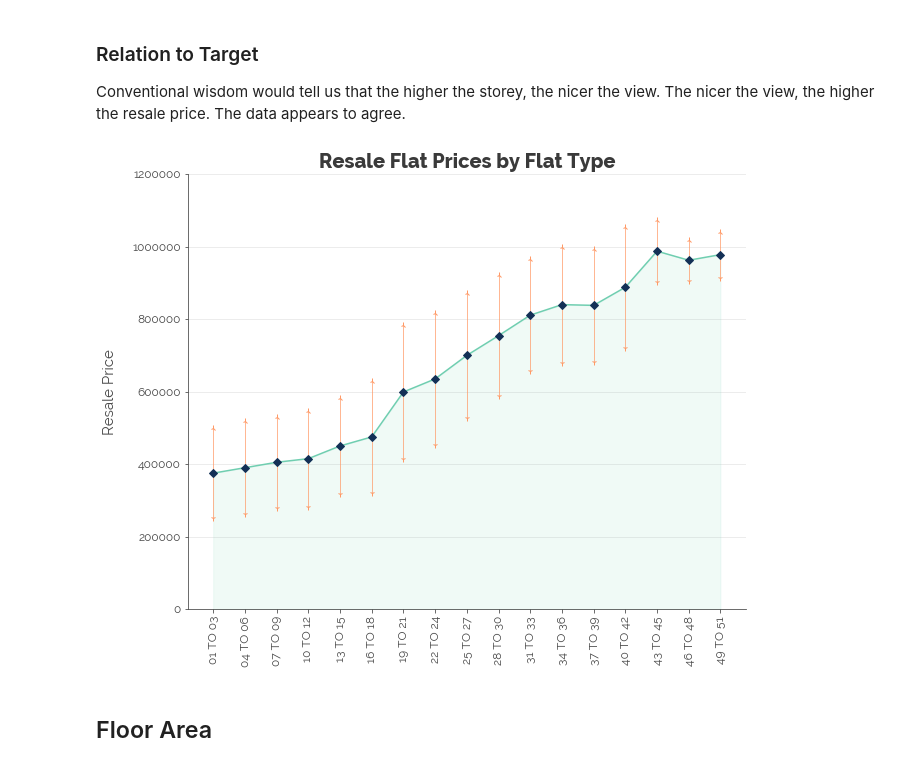
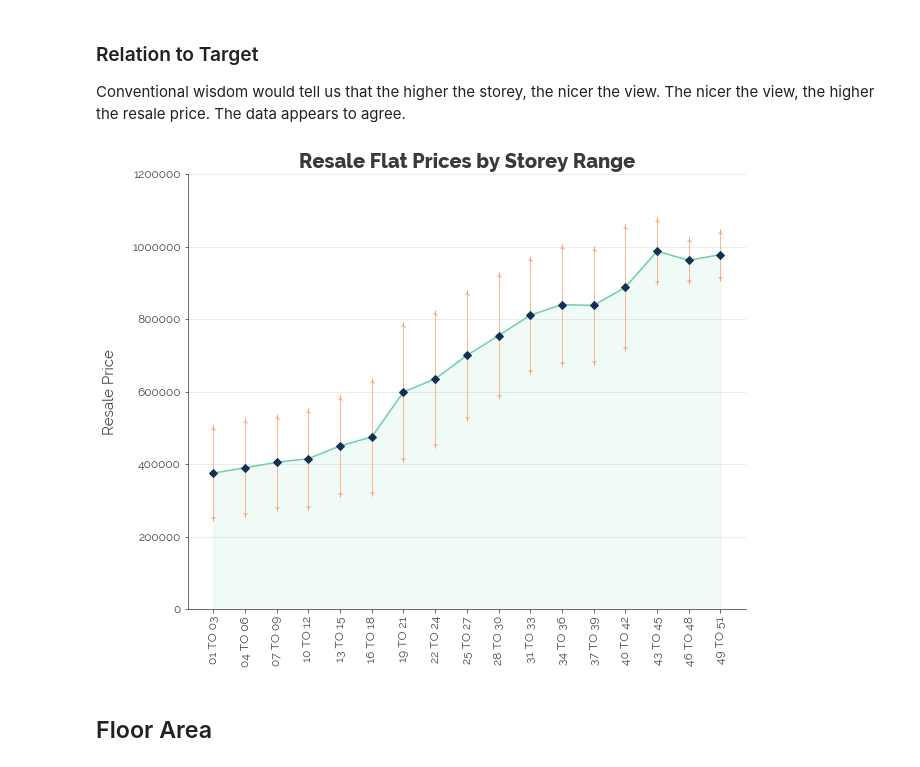
Before and after one commit to chrischow/dataandstuff, a Jupyter notebook: notebooks/2018-09-02-re-exploring-hdb-resale-flat-data.ipynb, the cells around one changed output. Drawn from its saved outputs; the diff is of its cells as text; code cells hidden in the pictures.

```diff
--- a/notebooks/2018-09-02-re-exploring-hdb-resale-flat-data.ipynb
+++ b/notebooks/2018-09-02-re-exploring-hdb-resale-flat-data.ipynb
@@ -253,31 +253,31 @@ Conventional wisdom would tell us that the higher the storey, the nicer the view
 # %%
 # Summarise data
 medprice_storey = hdb.groupby('storey_range').resale_price.median()
 xlabs = list(medprice_type.index)
 sdprice_storey = hdb.groupby('storey_range').resale_price.std()
 
 # Plot
 plt.figure(figsize = (10,8))
 ax = plt.gca()
 ax.set_xticklabels(medprice_storey.index)
 ax.title.set_color('#3a3a3a')
 plt.plot(medprice_storey.values, color = '#6fceb0')
 plt.fill_between(np.arange(0, len(medprice_storey), 1), medprice_storey.values, color = '#6fceb0', alpha = 0.1)
 plt.plot(medprice_storey.values, 'D', color = '#133056')
 plt.plot(medprice_storey.values + sdprice_storey.values, '2', color = '#ff9966')
 plt.plot(medprice_storey.values - sdprice_storey.values, '1', color = '#ff9966')
 plt.vlines(np.arange(0, len(medprice_storey), 1),
            medprice_storey.values - sdprice_storey.values,
            medprice_storey.values + sdprice_storey.values,
            color = '#ff9966', linewidth = 1, alpha = 0.7)
 ax.set_xticklabels(medprice_storey.index, rotation = 'vertical')
 ax.set_xticks(np.arange(0, len(medprice_storey), 1), minor = False)
-plt.title('Resale Flat Prices by Flat Type', fontdict = {'fontweight': 'bold', 'fontsize': 20})
+plt.title('Resale Flat Prices by Storey Range', fontdict = {'fontweight': 'bold', 'fontsize': 20})
 plt.ylabel('Resale Price')
 plt.ylim((0, 1200000))
 plt.show()
 # %% [output]
-[figure, old version]
+[figure, new version]
 # %% [markdown]
 ## Floor Area
 # %%
```
Also changed, not shown: parts of 1 cell of this notebook.
